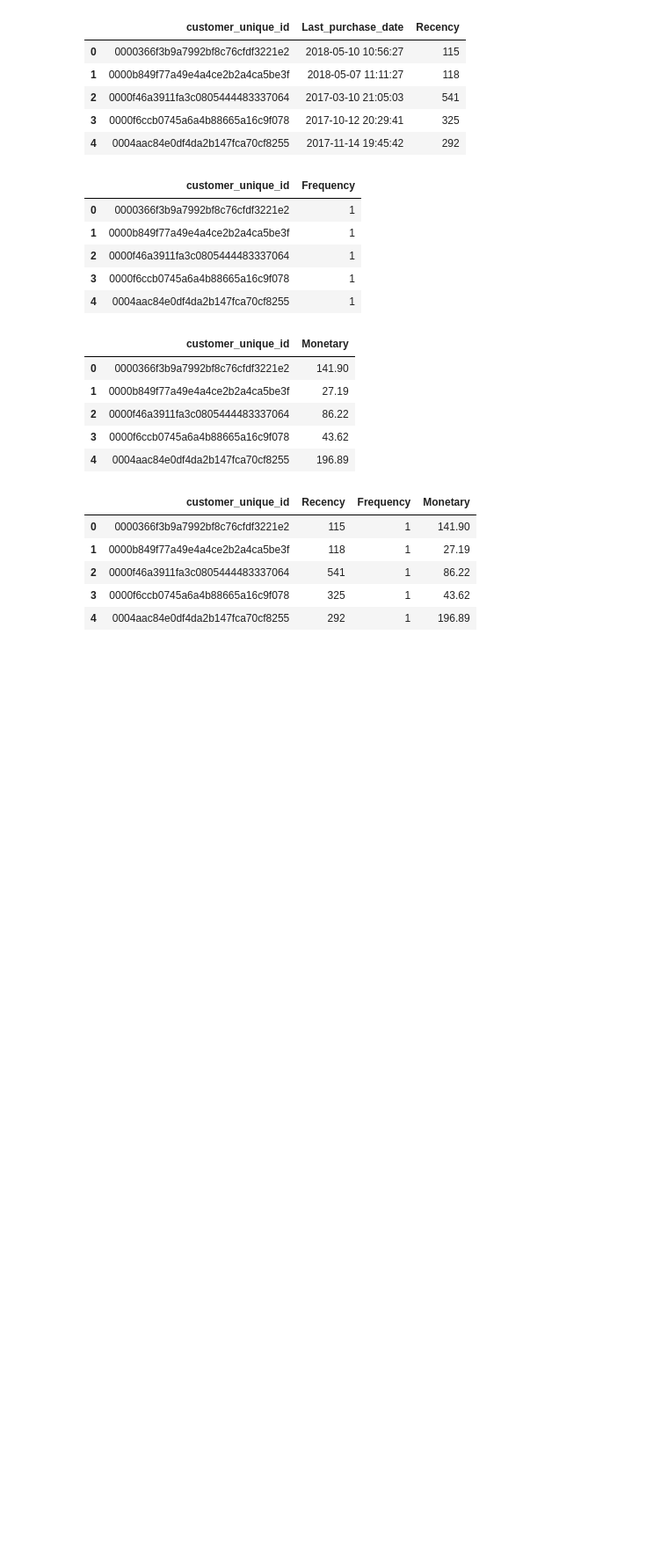
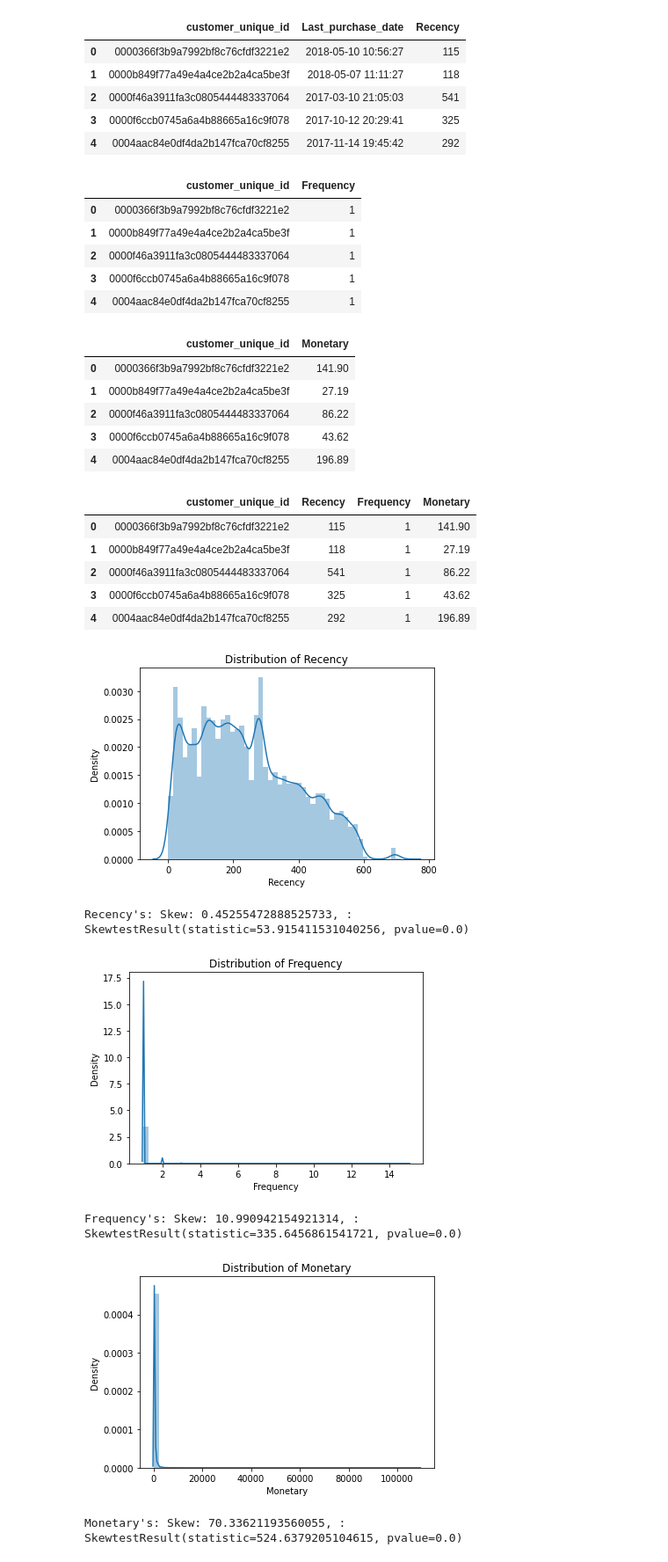
Before and after one commit to Yira-Yareth/Analyzing-Brazilian_Ecommerce, a Jupyter notebook: Analyzing-Brazilian_Ecommerce.ipynb, the cells around one changed output. Shown: that part at 88% size. Saved outputs shown, nothing was run; the diff lists cells and outputs as text; code cells hidden in the pictures; blank space fills up the shorter version.

Commit message:
Skew

```diff
--- a/Analyzing-Brazilian_Ecommerce.ipynb
+++ b/Analyzing-Brazilian_Ecommerce.ipynb
@@ -244,0 +242,20 @@ rfm_df[rfm_df.columns[1:]]=rfm_df[rfm_df.columns[1:]].applymap(lambda x: 1 if x
+# %%
+# Running K-Means algo to cluster our data
+def check_skew(df_skew, column):
+    skew = stats.skew(df_skew[column])
+    skewtest = stats.skewtest(df_skew[column])
+    plt.title('Distribution of ' + column)
+    sns.distplot(df_skew[column])
+    plt.show()
+    print("{}'s: Skew: {}, : {}".format(column, skew, skewtest))
+    return
+# %%
+for col in rfm_df.columns[1:]:
+    check_skew(rfm_df, col)
+# %% [output]
+[figure, added]
+Recency's: Skew: 0.45255472888525733, : SkewtestResult(statistic=53.915411531040256, pvalue=0.0)
+[figure, added]
+Frequency's: Skew: 10.990942154921314, : SkewtestResult(statistic=335.6456861541721, pvalue=0.0)
+[figure, added]
+Monetary's: Skew: 70.33621193560055, : SkewtestResult(statistic=524.6379205104615, pvalue=0.0)
```
Also changed, not shown: parts of 4 cells of this notebook.
